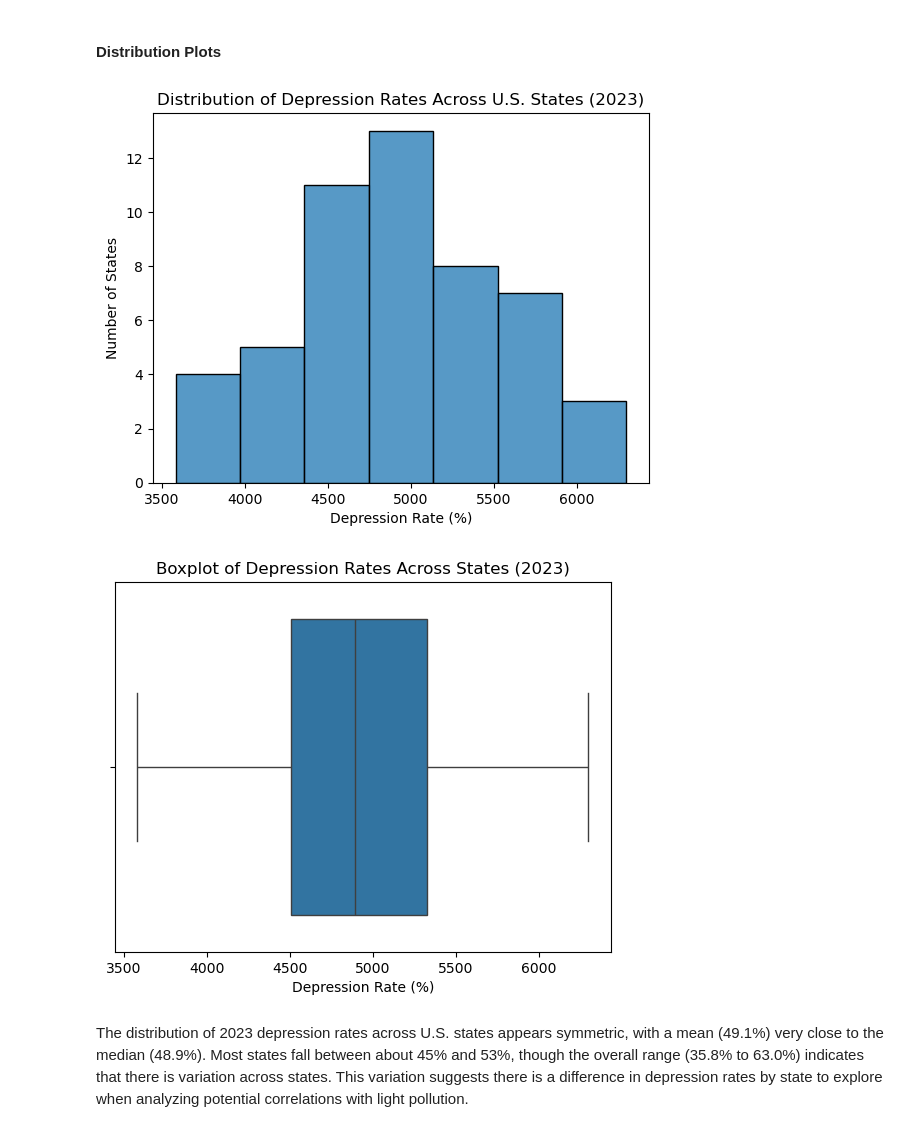
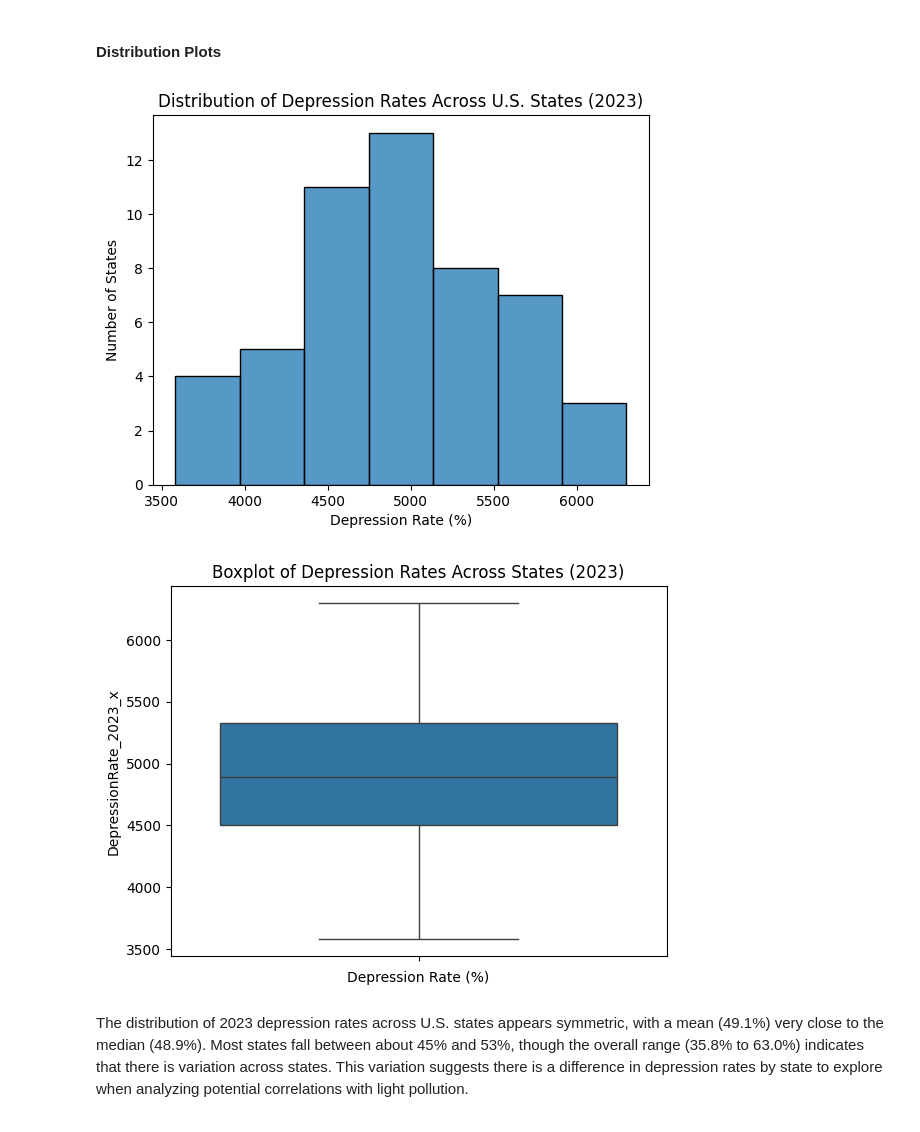
Before and after one commit to COGS108/Group020_WI26, a Jupyter notebook: 03-FinalProject.ipynb, the cells around one changed output. Cells and saved outputs as stored; diff of their text form; code cells hidden in the pictures.

Commit message:
Completed Analysis 2 and fixed depression column variable

```diff
--- a/03-FinalProject.ipynb
+++ b/03-FinalProject.ipynb
@@ -725,10 +728,8 @@ Columns in combined_df_3way:
 # %%
 import matplotlib.pyplot as plt
 import seaborn as sns
-
 sns.histplot(
-    combined_df_3way["DepressionRate_2023"]
-)
+    combined_df_3way["DepressionRate_2023_x"])
 
 plt.title("Distribution of Depression Rates Across U.S. States (2023)")
 plt.xlabel("Depression Rate (%)")
@@ -736,18 +737,17 @@ plt.ylabel("Number of States")
 
 plt.show()
 # %% [output]
-[figure, old version]
+[figure, new version]
 # %%
 sns.boxplot(
-    x=combined_df_3way["DepressionRate_2023"]
-)
+combined_df_3way["DepressionRate_2023_x"])
 
 plt.title("Boxplot of Depression Rates Across States (2023)")
 plt.xlabel("Depression Rate (%)")
 
 plt.show()
 # %% [output]
-[figure, old version]
+[figure, new version]
 # %% [markdown]
 The distribution of 2023 depression rates across U.S. states appears symmetric, with a mean (49.1%) very close to the median (48.9%). Most states fall between about 45% and 53%, though the overall range (35.8% to 63.0%) indicates that there is variation across states. This variation suggests there is a difference in depression rates by state to explore when analyzing potential correlations with light pollution.
 # %%
```
Also changed, not shown: parts of 28 cells of this notebook.
